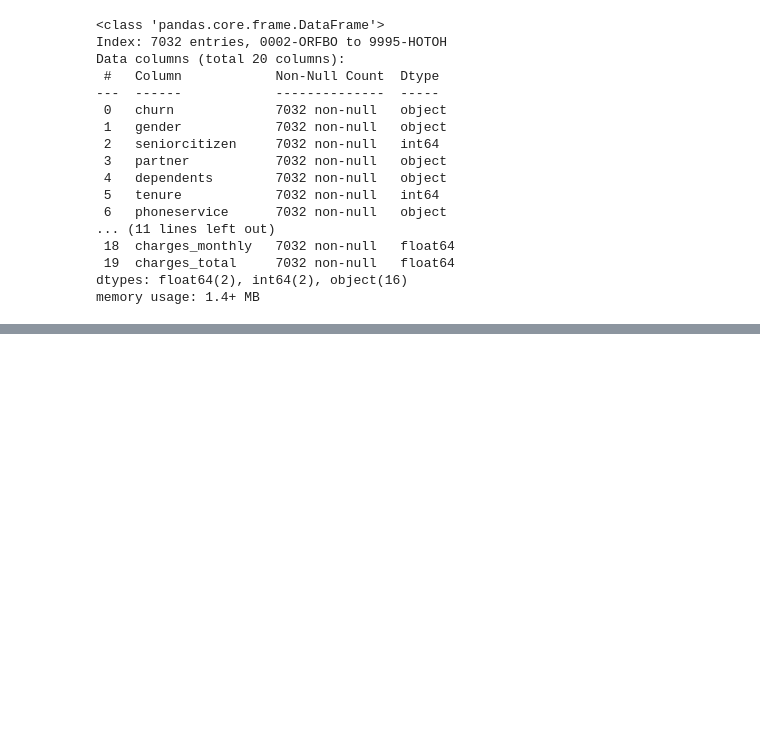
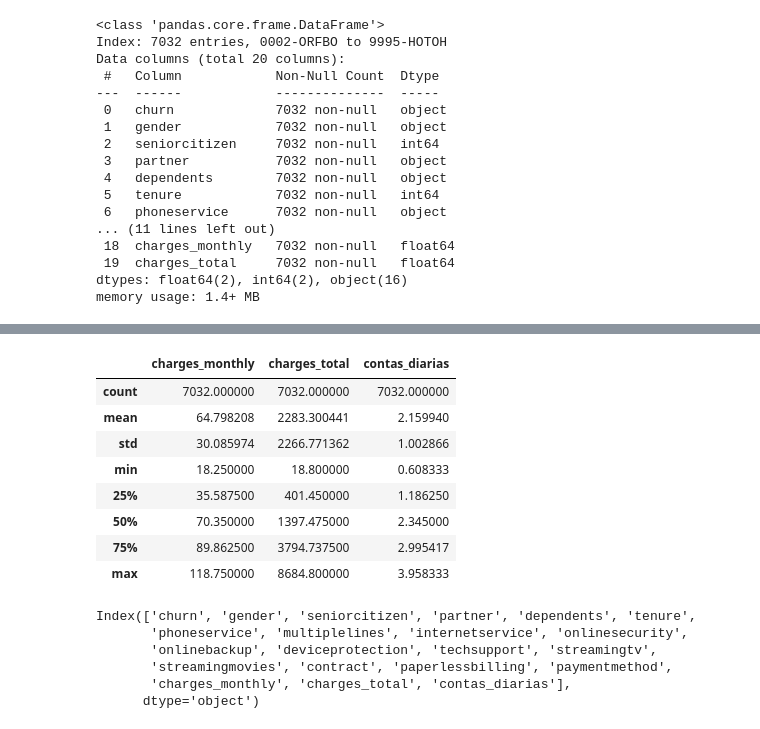
Before and after one commit to Megalonnix/ChallengeTelecomX, a Jupyter notebook: TelecomX_BR.ipynb, the cells around one changed output, grey strips where cells are left out. Saved outputs shown, nothing was run; the diff lists cells and outputs as text; code cells hidden in the pictures; blank space fills up the shorter version.

```diff
--- a/TelecomX_BR.ipynb
+++ b/TelecomX_BR.ipynb
@@ -404,0 +454,21 @@ memory usage: 1.4+ MB
+# %%
+df[['charges_monthly','charges_total','contas_diarias']].describe()
+# %% [output]
+|  | charges_monthly | charges_total | contas_diarias |
+| count | 7032.000000 | 7032.000000 | 7032.000000 |
+| mean | 64.798208 | 2283.300441 | 2.159940 |
+| std | 30.085974 | 2266.771362 | 1.002866 |
+| min | 18.250000 | 18.800000 | 0.608333 |
+| 25% | 35.587500 | 401.450000 | 1.186250 |
+| 50% | 70.350000 | 1397.475000 | 2.345000 |
+| 75% | 89.862500 | 3794.737500 | 2.995417 |
+| max | 118.750000 | 8684.800000 | 3.958333 |
+# %%
+df.columns
+# %% [output]
+Index(['churn', 'gender', 'seniorcitizen', 'partner', 'dependents', 'tenure',
+       'phoneservice', 'multiplelines', 'internetservice', 'onlinesecurity',
+       'onlinebackup', 'deviceprotection', 'techsupport', 'streamingtv',
+       'streamingmovies', 'contract', 'paperlessbilling', 'paymentmethod',
+       'charges_monthly', 'charges_total', 'contas_diarias'],
+      dtype='object')
```
Also changed, not shown: parts of 7 cells of this notebook.
